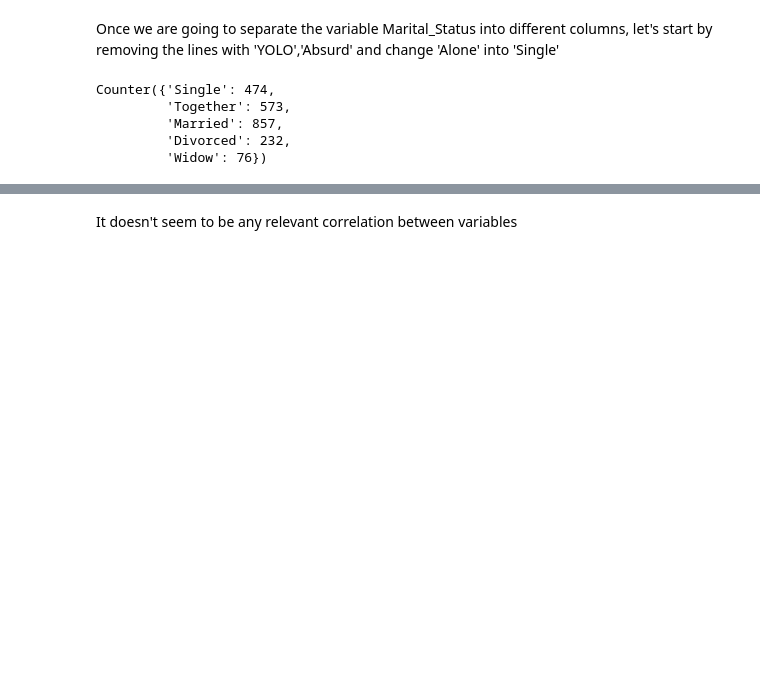
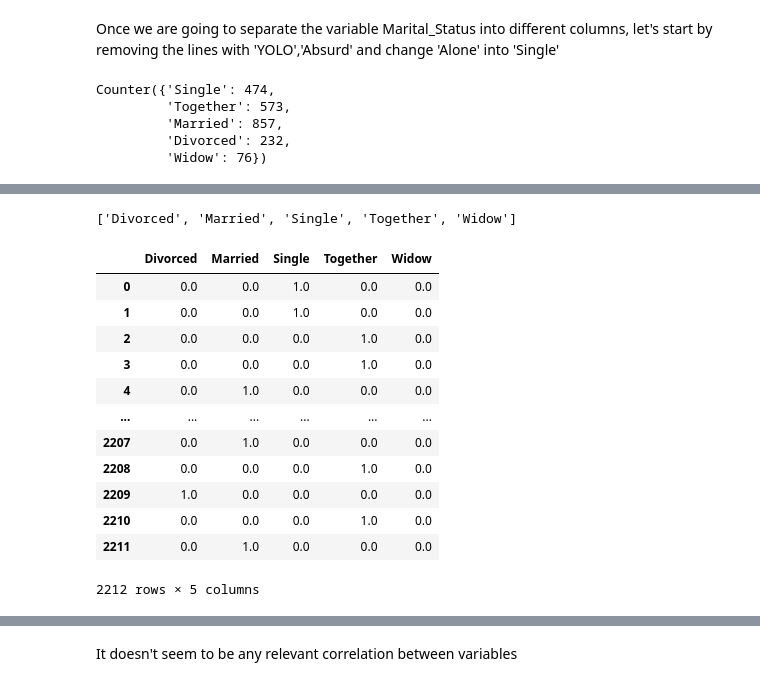
Before and after one commit to ViniciusSimm/customer-clustering, a Jupyter notebook: data_exploring.ipynb, the cells around one changed output, grey strips where cells are left out. Saved outputs shown, nothing was run; the diff lists cells and outputs as text; code cells hidden in the pictures; blank space fills up the shorter version.

```diff
--- a/data_exploring.ipynb
+++ b/data_exploring.ipynb
@@ -141,0 +156,21 @@ Counter({'Single': 474,
+# %%
+list(onehot.categories_[0])
+# %% [output]
+['Divorced', 'Married', 'Single', 'Together', 'Widow']
+# %%
+one_hot_dataframe = pd.DataFrame(marital_one_hot,columns=list(onehot.categories_[0]))
+one_hot_dataframe
+# %% [output]
+|  | Divorced | Married | Single | Together | Widow |
+| 0 | 0.0 | 0.0 | 1.0 | 0.0 | 0.0 |
+| 1 | 0.0 | 0.0 | 1.0 | 0.0 | 0.0 |
+| 2 | 0.0 | 0.0 | 0.0 | 1.0 | 0.0 |
+| 3 | 0.0 | 0.0 | 0.0 | 1.0 | 0.0 |
+| 4 | 0.0 | 1.0 | 0.0 | 0.0 | 0.0 |
+| ... | ... | ... | ... | ... | ... |
+| 2207 | 0.0 | 1.0 | 0.0 | 0.0 | 0.0 |
+| 2208 | 0.0 | 0.0 | 0.0 | 1.0 | 0.0 |
+| 2209 | 1.0 | 0.0 | 0.0 | 0.0 | 0.0 |
+| 2210 | 0.0 | 0.0 | 0.0 | 1.0 | 0.0 |
+| 2211 | 0.0 | 1.0 | 0.0 | 0.0 | 0.0 |
+2212 rows × 5 columns
```
Also changed, not shown: parts of 7 cells of this notebook.
